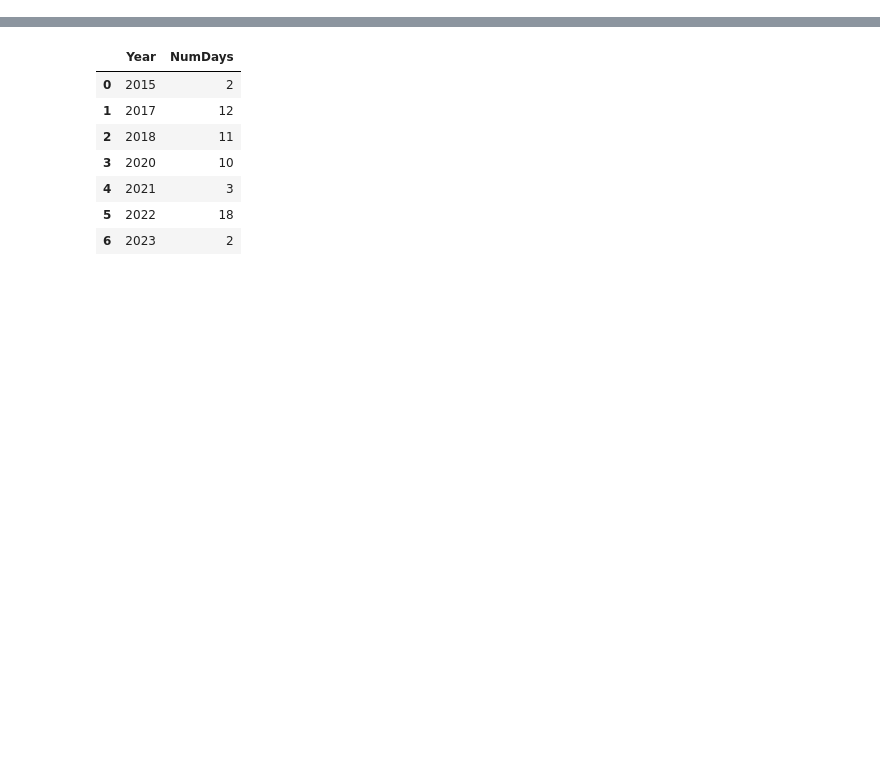
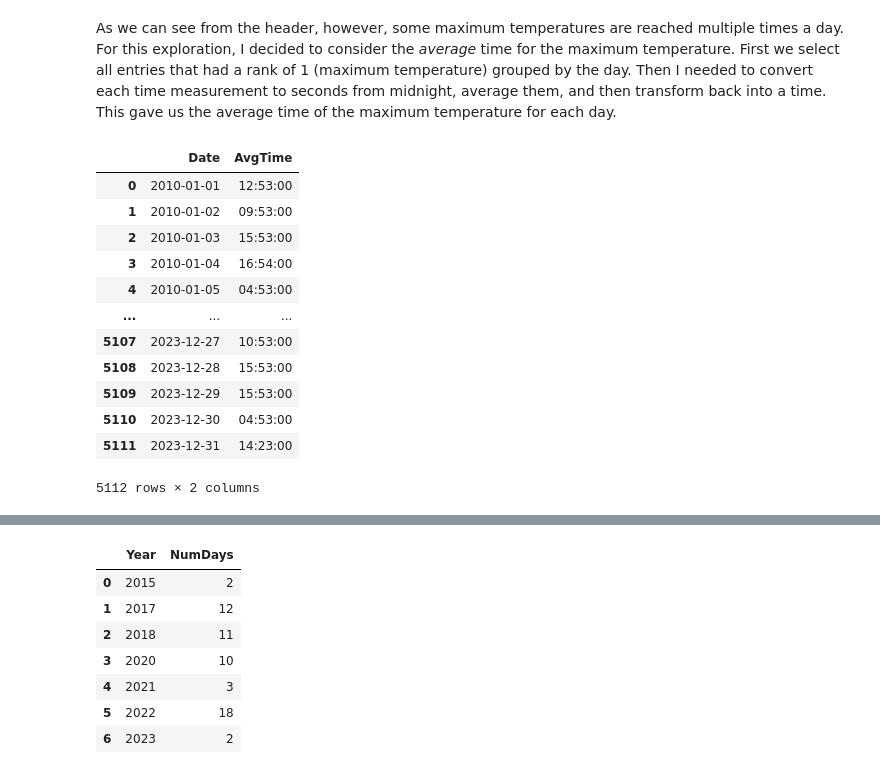
Before and after one commit to rbottoms18/sea-weather, a Jupyter notebook: weather_exploration.ipynb, the cells around one changed output, grey strips where cells are left out. Cells and saved outputs as stored; diff of their text form; code cells hidden in the pictures; blank space fills up the shorter version.

```diff
--- a/weather_exploration.ipynb
+++ b/weather_exploration.ipynb
@@ -18,0 +40,30 @@ I wrote a query to find the average time at which the maximum temperature occurs
+# %% [markdown]
+As we can see from the header, however, some maximum temperatures are reached multiple times a day. For this exploration, I decided to consider the _average_ time for the maximum temperature. First we select all entries that had a rank of 1 (maximum temperature) grouped by the day. Then I needed to convert each time measurement to seconds from midnight, average them, and then transform back into a time. This gave us the average time of the maximum temperature for each day.
+# %%
+query = """
+    WITH RankedTemp AS (
+            SELECT DATE(DateTime) as Date, TIME(DateTime) as Time, Temperature, RANK() OVER (PARTITION BY DATE(DateTime) ORDER BY Temperature DESC) as Rank
+            FROM SEA_weather
+    )
+    SELECT Date, TIME(AVG((STRFTIME('%H', Time) * 60 + STRFTIME('%M', Time)) * 60), 'unixepoch') AS AvgTime
+    FROM RankedTemp
+    WHERE Rank = 1
+    GROUP BY Date
+"""
+
+max_temps = pd.read_sql_query(query, connection)
+display(max_temps)
+# %% [output]
+|  | Date | AvgTime |
+| 0 | 2010-01-01 | 12:53:00 |
+| 1 | 2010-01-02 | 09:53:00 |
+| 2 | 2010-01-03 | 15:53:00 |
+| 3 | 2010-01-04 | 16:54:00 |
+| 4 | 2010-01-05 | 04:53:00 |
+| ... | ... | ... |
+| 5107 | 2023-12-27 | 10:53:00 |
+| 5108 | 2023-12-28 | 15:53:00 |
+| 5109 | 2023-12-29 | 15:53:00 |
+| 5110 | 2023-12-30 | 04:53:00 |
+| 5111 | 2023-12-31 | 14:23:00 |
+5112 rows × 2 columns
```
Also changed, not shown: parts of 20 cells of this notebook, 5 other files.
